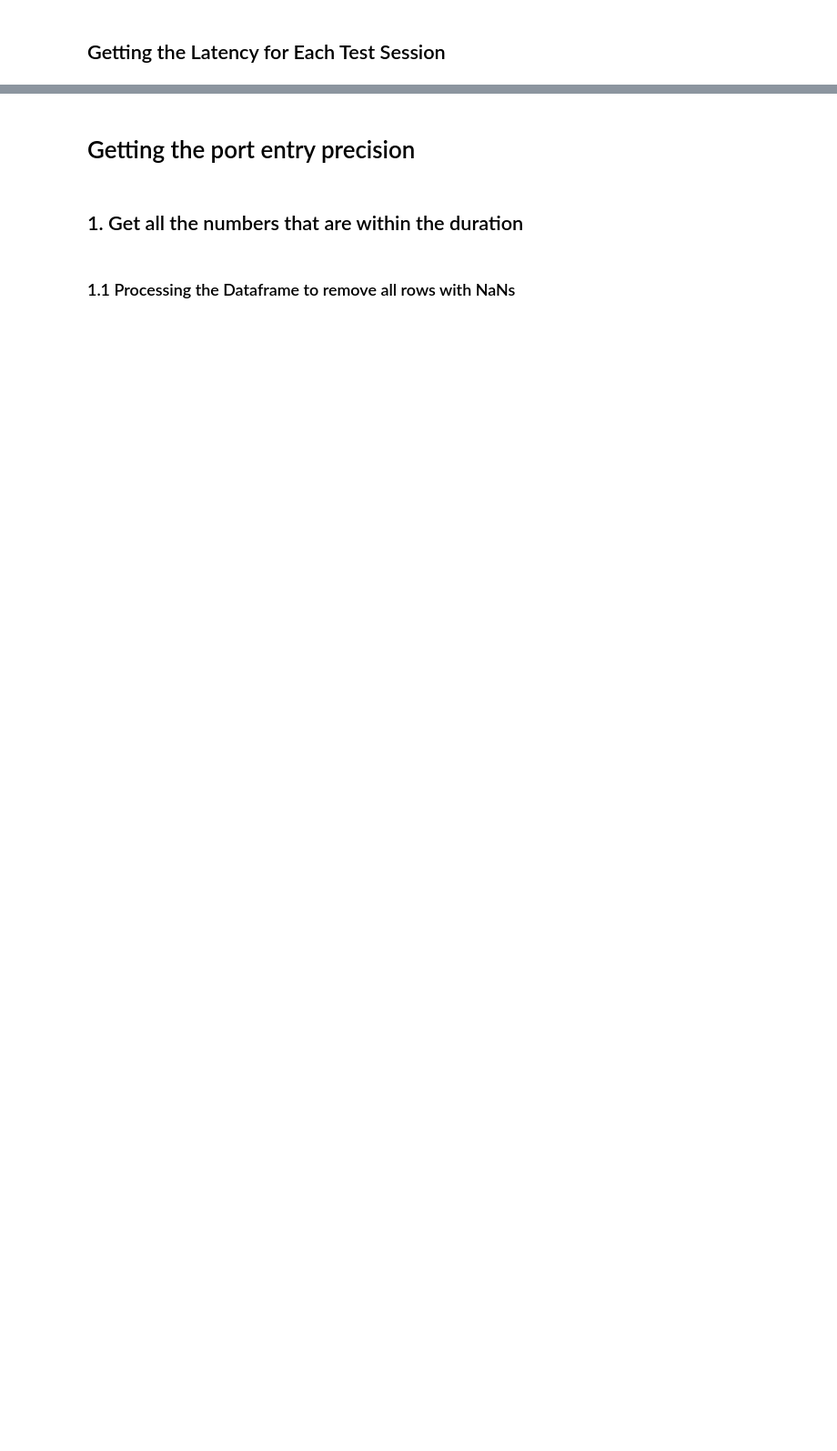
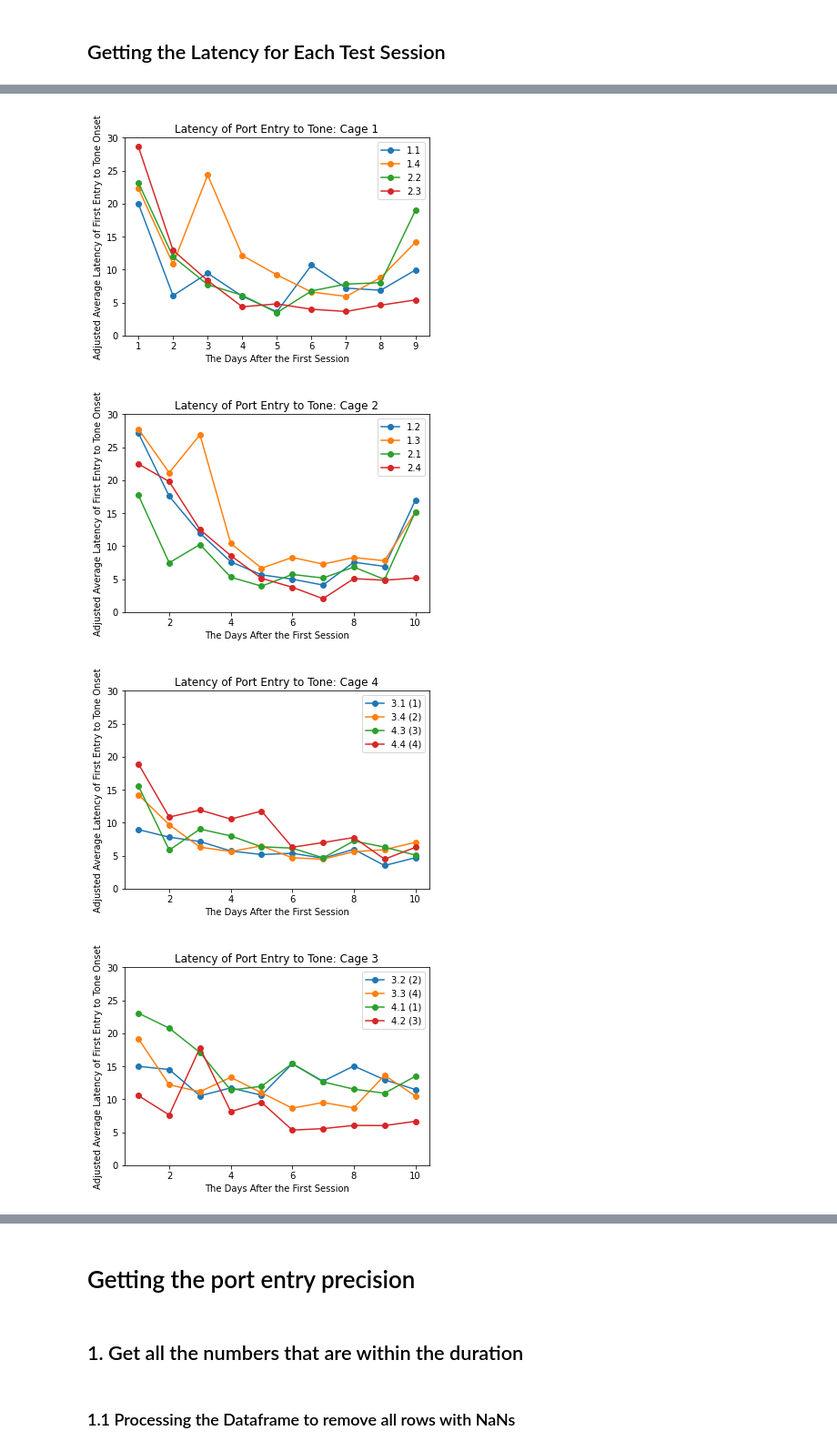
Before and after one commit to padillacoreanolab/med_pc_repo, a Jupyter notebook: results/2022_05_02_log_processing/med_pc_group_analysis.ipynb, the cells around one changed output, grey strips where cells are left out. Shown at 91% size. Drawn from its saved outputs; the diff is of its cells as text; code cells hidden in the pictures; blank space fills up the shorter version.

```diff
--- a/results/2022_05_02_log_processing/med_pc_group_analysis.ipynb
+++ b/results/2022_05_02_log_processing/med_pc_group_analysis.ipynb
@@ -199,9 +262,9 @@ subject_to_cage_dict
 # %%
-grouped_averaged_latency_df = combined_latency_df.groupby(["subject_key", "date_key"]).mean()
+grouped_averaged_first_porty_entry_dataframe = concatted_first_porty_entry_dataframe.groupby(["subject", "date"]).mean()
 # %%
-grouped_averaged_latency_df = grouped_averaged_latency_df.reset_index()
+grouped_averaged_first_porty_entry_dataframe = grouped_averaged_first_porty_entry_dataframe.reset_index()
 # %%
-grouped_averaged_latency_df["cage"] = grouped_averaged_latency_df["subject_key"].map(subject_to_cage_dict)
+grouped_averaged_first_porty_entry_dataframe["cage"] = grouped_averaged_first_porty_entry_dataframe["subject"].map(subject_to_cage_dict)
 # %%
-grouped_averaged_latency_df["date_int"] = grouped_averaged_latency_df["date_key"].astype(int)
+grouped_averaged_first_porty_entry_dataframe["date_int"] = grouped_averaged_first_porty_entry_dataframe["date"].astype(int)
 # %%
@@ -209,20 +286,25 @@ grouped_averaged_latency_df
 # %%
-for cage in grouped_averaged_latency_df["cage"].unique():
+for cage in grouped_averaged_first_porty_entry_dataframe["cage"].unique():
     fig, ax = plt.subplots()
 
-    cage_df = grouped_averaged_latency_df[grouped_averaged_latency_df["cage"] == cage]
-    for subject in cage_df["subject_key"].unique():
-        subject_df = cage_df[cage_df["subject_key"] == subject]
+    cage_df = grouped_averaged_first_porty_entry_dataframe[grouped_averaged_first_porty_entry_dataframe["cage"] == cage]
+    for subject in cage_df["subject"].unique():
+        subject_df = cage_df[cage_df["subject"] == subject]
 
 
 
         ax.plot(subject_df["date_int"] - subject_df["date_int"].min() + 1, subject_df["latency_adjusted"], '-o', label=subject)
 
     ax.set_xlabel("The Days After the First Session")
     ax.set_ylabel("Adjusted Average Latency of First Entry to Tone Onset")
     ax.set_title("Latency of Port Entry to Tone: Cage {}".format(cage))
 
     ax.set_ylim(0, 30)
     ax.legend()
-    plt.savefig("./data/plots/average_latency_plots/average_port_entry_latency_cage_{}_date_20220503_20220510.png".format(cage))
+    plt.savefig("./data/plots/average_latency_plots/average_port_entry_latency_cage_{}_date_20220503_20220512.png".format(cage))
+# %% [output]
+[figure, added]
+[figure, added]
+[figure, added]
+[figure, added]
 # %%
```
Also changed, not shown: parts of 73 cells of this notebook.
